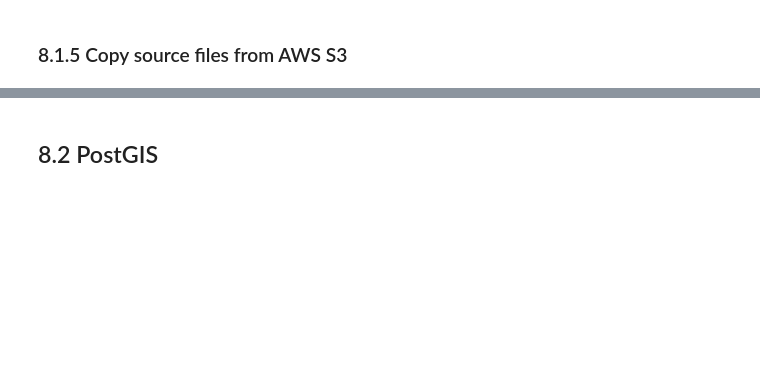
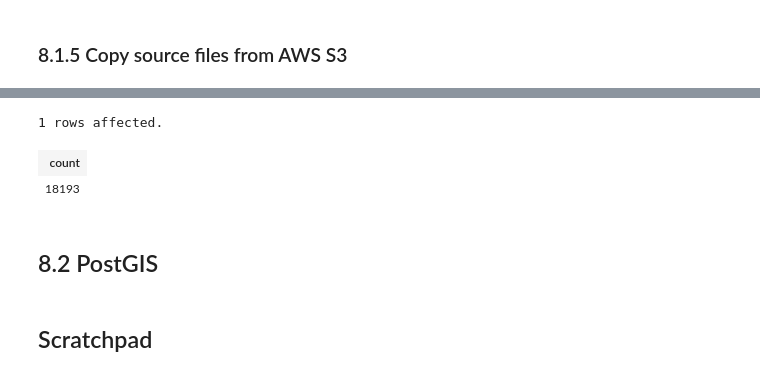
Before and after one commit to cantzakas/gp-demo-aws, a Jupyter notebook: GP-PostGIS-Demo.ipynb, the cells around one changed output, grey strips where cells are left out. Cells and saved outputs as stored; diff of their text form; code cells hidden in the pictures; blank space fills up the shorter version.

```diff
--- a/GP-PostGIS-Demo.ipynb
+++ b/GP-PostGIS-Demo.ipynb
@@ -236,4 +346,13 @@ query
+# %%
+query = !cat script/8-5-major-road-network-check.sql
+%sql $DB_USER@$DB_SERVER {''.join(query)}
+# %% [output]
+1 rows affected.
+| count |
+| 18193 |
 # %% [markdown]
 ## 8.2 PostGIS
 # %%
 !ssh -i ~/.ssh/aws-gp.pem $DB_USER@$DB_SERVER '
+# %% [markdown]
+## Scratchpad
```
Also changed, not shown: parts of 24 cells of this notebook, 7 other files.
